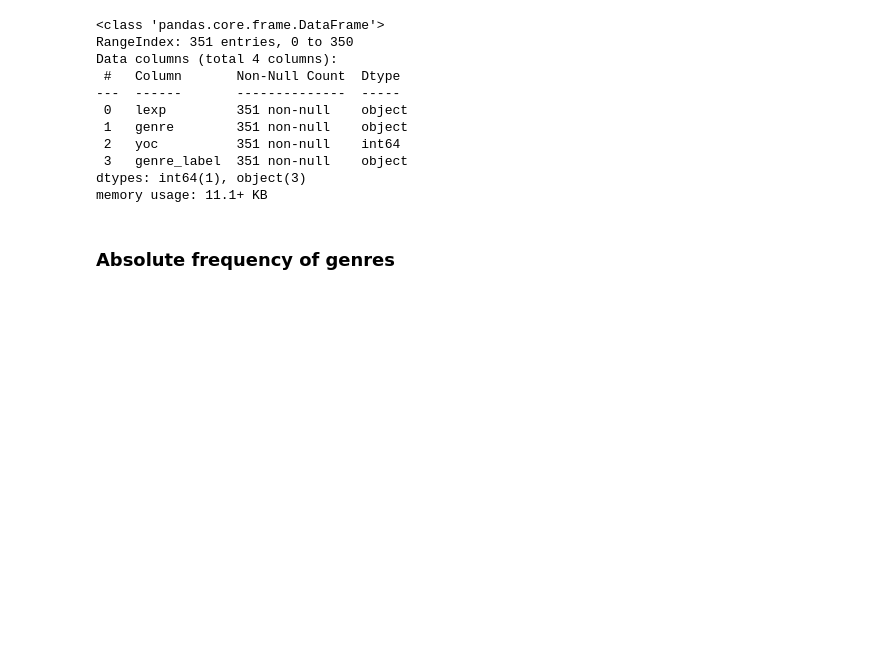
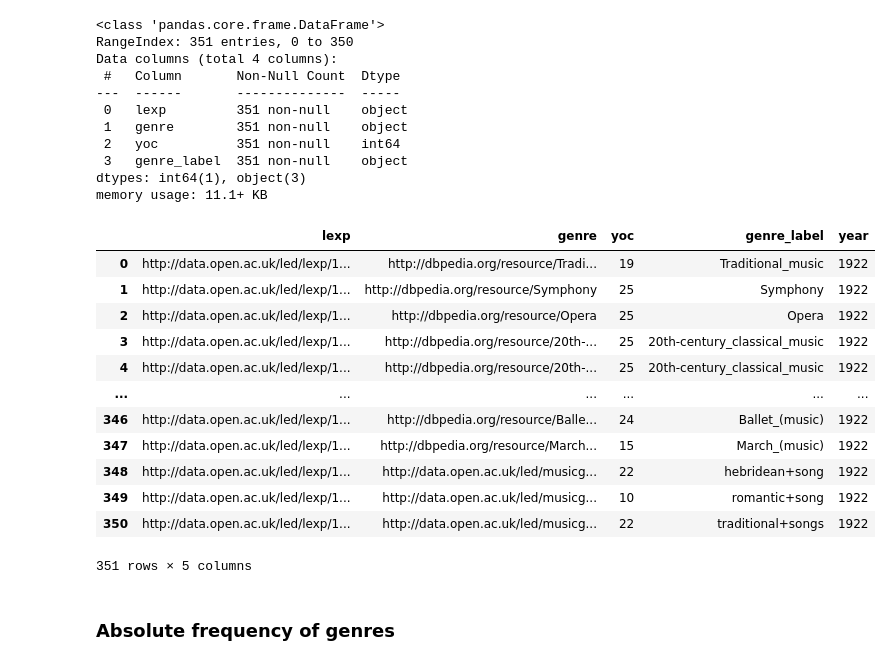
Before and after one commit to InfoViz/InfoViz, a Jupyter notebook: Data_Management.ipynb, the cells around one changed output. Cells and saved outputs as stored; diff of their text form; code cells hidden in the pictures; blank space fills up the shorter version.

Commit message:
column year

```diff
--- a/Data_Management.ipynb
+++ b/Data_Management.ipynb
@@ -371,6 +364,56 @@ for x in genre_set:
     print(x)
 #traditional+song, traditional+song, Traditional_music should be the same
 #violin_concerto , violin+repertoire
+# %%
+for i in df_genre['yoc']:
+    if i == 10:
+        df_genre['year'] = 1910
+    elif i == 11:
+        df_genre['year'] = 1911
+    elif i == 12:
+        df_genre['year'] = 1912
+    elif i == 13:
+        df_genre['year'] = 1913
+    elif i == 14:
+        df_genre['year'] = 1914
+    elif i == 15:
+        df_genre['year'] = 1915
+    elif i == 16:
+        df_genre['year'] = 1916
+    elif i == 17:
+        df_genre['year'] = 1917
+    elif i == 18:
+        df_genre['year'] = 1918
+    elif i == 19:
+        df_genre['year'] = 1919
+    elif i == 20:
+        df_genre['year'] = 1920
+    elif i == 21:
+        df_genre['year'] = 1921
+    elif i == 22:
+        df_genre['year'] = 1922
+    elif i == 23:
+        df_genre['year'] = 1923
+    elif i == 24:
+        df_genre['year'] = 1924
+    else:
+        df_genre['year'] = 1925
+
+df_genre
+# %% [output]
+|  | lexp | genre | yoc | genre_label | year |
+| 0 | http://data.open.ac.uk/led/lexp/1... | http://dbpedia.org/resource/Tradi... | 19 | Traditional_music | 1922 |
+| 1 | http://data.open.ac.uk/led/lexp/1... | http://dbpedia.org/resource/Symphony | 25 | Symphony | 1922 |
+| 2 | http://data.open.ac.uk/led/lexp/1... | http://dbpedia.org/resource/Opera | 25 | Opera | 1922 |
+| 3 | http://data.open.ac.uk/led/lexp/1... | http://dbpedia.org/resource/20th-... | 25 | 20th-century_classical_music | 1922 |
+| 4 | http://data.open.ac.uk/led/lexp/1... | http://dbpedia.org/resource/20th-... | 25 | 20th-century_classical_music | 1922 |
+| ... | ... | ... | ... | ... | ... |
+| 346 | http://data.open.ac.uk/led/lexp/1... | http://dbpedia.org/resource/Balle... | 24 | Ballet_(music) | 1922 |
+| 347 | http://data.open.ac.uk/led/lexp/1... | http://dbpedia.org/resource/March... | 15 | March_(music) | 1922 |
+| 348 | http://data.open.ac.uk/led/lexp/1... | http://data.open.ac.uk/led/musicg... | 22 | hebridean+song | 1922 |
+| 349 | http://data.open.ac.uk/led/lexp/1... | http://data.open.ac.uk/led/musicg... | 10 | romantic+song | 1922 |
+| 350 | http://data.open.ac.uk/led/lexp/1... | http://data.open.ac.uk/led/musicg... | 22 | traditional+songs | 1922 |
+351 rows × 5 columns
 # %% [markdown]
 ### Absolute frequency of genres
 # %%
```
Also changed, not shown: parts of 5 cells of this notebook.
